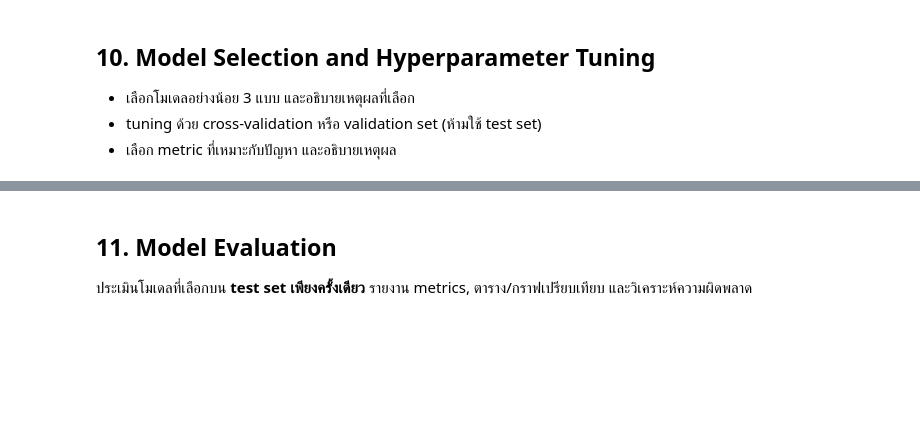
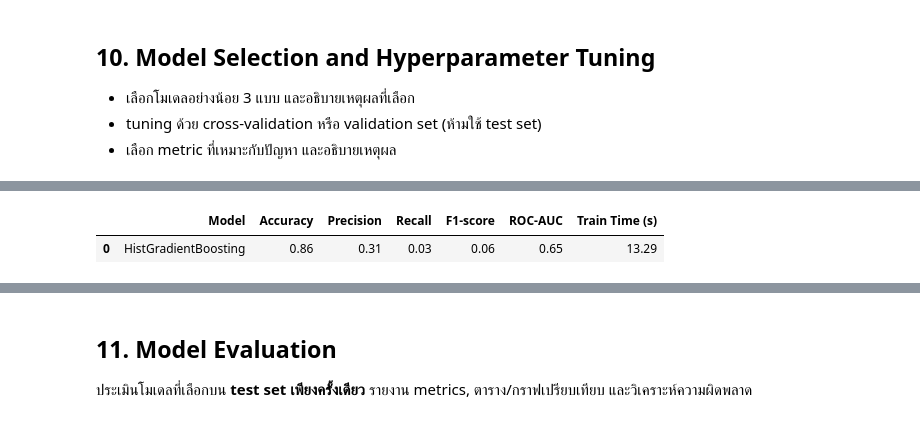
Before and after one commit to prapakronmu/project2_bigdata-G4, a Jupyter notebook: GROUP4_MiniProject_Part2_BigData_ML.ipynb, the cells around one changed output, grey strips where cells are left out. Saved outputs shown, nothing was run; the diff lists cells and outputs as text; code cells hidden in the pictures; blank space fills up the shorter version.

```diff
--- a/GROUP4_MiniProject_Part2_BigData_ML.ipynb
+++ b/GROUP4_MiniProject_Part2_BigData_ML.ipynb
@@ -2096,0 +2388,89 @@ Category ที่ Validation มี แต่ Train ไม่เคยเห็
+# %%
+
+# 10.5 ฝึก HistGradientBoosting และประเมินผล
+
+import time
+import pandas as pd
+from sklearn.base import clone
+from sklearn.pipeline import Pipeline
+from sklearn.compose import ColumnTransformer
+from sklearn.impute import SimpleImputer
+from sklearn.preprocessing import OrdinalEncoder
+from sklearn.metrics import (
+    accuracy_score, precision_score, recall_score,
+    f1_score, roc_auc_score
+)
+
+# กำหนด Features จากข้อ 9
+num_cols_hgb = ["ScheduledHour", "Distance"]
+cat_cols_hgb = [
+    "DayOfWeek", "IsWeekend", "IsHoliday",
+    "TimeOfDay", "Reporting_Airline",
+    "Origin", "Dest", "Route"
+]
+
+# Preprocessing สำหรับ HistGradientBoosting
+# จำกัดหมวดหมู่ไม่เกิน 100 ต่อ Feature
+hgb_preprocessor = ColumnTransformer(
+    transformers=[
+        ("num", SimpleImputer(strategy="median"), num_cols_hgb),
+        ("cat", Pipeline(steps=[
+            ("imputer", SimpleImputer(
+                strategy="most_frequent"
+            )),
+            ("encoder", OrdinalEncoder(
+                handle_unknown="use_encoded_value",
+                unknown_value=-1,
+                max_categories=100
+            ))
+        ]), cat_cols_hgb)
+    ]
+)
+
+# ระบุว่า 8 คอลัมน์หลังเป็น Categorical
+cat_mask = [False] * len(num_cols_hgb) + \
+           [True] * len(cat_cols_hgb)
+
+# สร้าง Pipeline
+hgb_model = clone(models["HistGradientBoosting"])
+hgb_model.set_params(categorical_features=cat_mask)
+
+hgb_pipeline = Pipeline(steps=[
+    ("preprocessing", hgb_preprocessor),
+    ("model", hgb_model)
+])
+
+# ฝึกด้วย Train Sample
+start_time = time.time()
+
+hgb_pipeline.fit(X_train_sample, y_train_sample)
+
+hgb_train_time = time.time() - start_time
+print(
+    f"ฝึก HistGradientBoosting สำเร็จ "
+    f"ใช้เวลา {hgb_train_time:.2f} วินาที"
+)
+
+# ทำนายด้วย Validation Set
+y_val_pred_hgb = hgb_pipeline.predict(X_val)
+y_val_prob_hgb = hgb_pipeline.predict_proba(X_val)[:, 1]
+
+# คำนวณประสิทธิภาพ
+hgb_results = pd.DataFrame([{
+    "Model": "HistGradientBoosting",
+    "Accuracy": accuracy_score(y_val, y_val_pred_hgb),
+    "Precision": precision_score(
+        y_val, y_val_pred_hgb, zero_division=0
+    ),
+    "Recall": recall_score(
+        y_val, y_val_pred_hgb, zero_division=0
+    ),
+    "F1-score": f1_score(
+        y_val, y_val_pred_hgb, zero_division=0
+    ),
+    "ROC-AUC": roc_auc_score(y_val, y_val_prob_hgb),
+    "Train Time (s)": round(hgb_train_time, 2)
+}])
+
+display(hgb_results.round(4))
+# %% [output]
@@ -2096,0 +2478,2 @@ Category ที่ Validation มี แต่ Train ไม่เคยเห็
+|  | Model | Accuracy | Precision | Recall | F1-score | ROC-AUC | Train Time (s) |
+| 0 | HistGradientBoosting | 0.86 | 0.31 | 0.03 | 0.06 | 0.65 | 13.29 |
```
Also changed, not shown: parts of 27 cells of this notebook.
